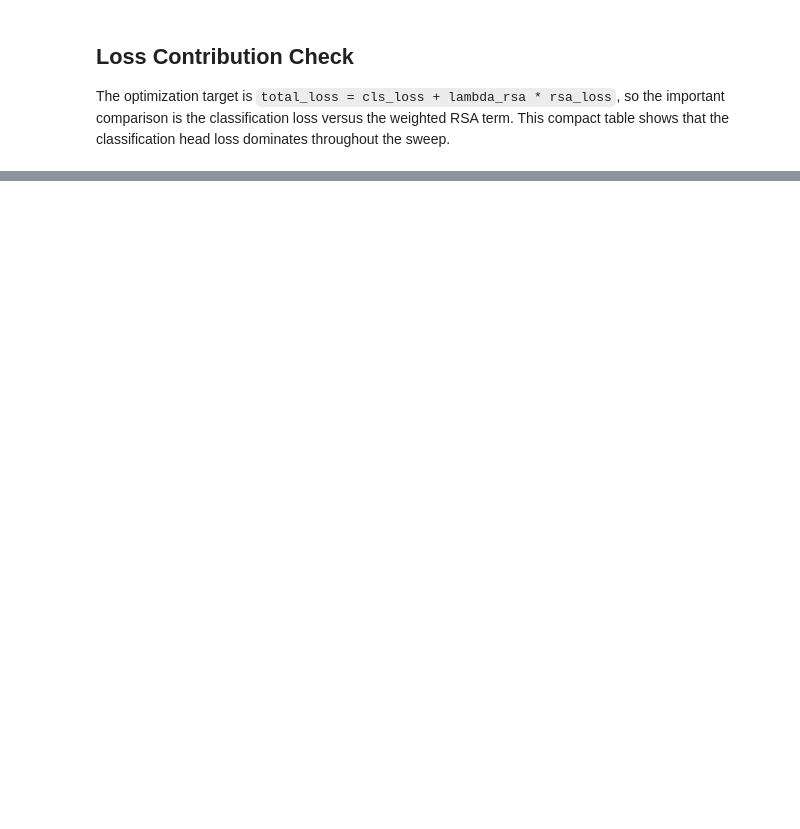
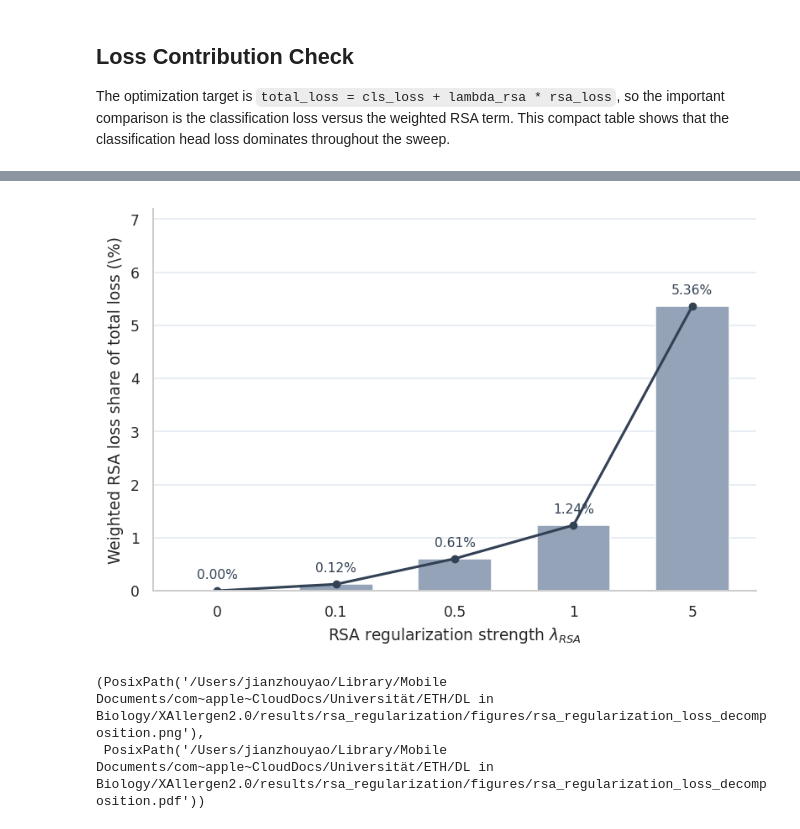
Before and after one commit to Jeffateth/XAllergen2.0, a Jupyter notebook: notebooks/13_visualize_rsa_regularization.ipynb, the cells around one changed output, grey strips where cells are left out. Saved outputs shown, nothing was run; the diff lists cells and outputs as text; code cells hidden in the pictures; blank space fills up the shorter version.

```diff
--- a/notebooks/13_visualize_rsa_regularization.ipynb
+++ b/notebooks/13_visualize_rsa_regularization.ipynb
@@ -202,2 +232,29 @@ output_png, output_pdf
 (PosixPath('/Users/jianzhouyao/Library/Mobile Documents/com~apple~CloudDocs/Universität/ETH/DL in Biology/XAllergen2.0/results/rsa_regularization/figures/rsa_regularization_main_message.png'),
  PosixPath('/Users/jianzhouyao/Library/Mobile Documents/com~apple~CloudDocs/Universität/ETH/DL in Biology/XAllergen2.0/results/rsa_regularization/figures/rsa_regularization_main_message.pdf'))
+# %%
+fig, ax = plt.subplots(figsize=(5.6, 3.8), constrained_layout=True)
+
+ax.bar(test_loss_df["x"], test_loss_df["rsa_fraction_pct"], color="#94a3b8", width=0.62)
+ax.plot(test_loss_df["x"], test_loss_df["rsa_fraction_pct"], color="#334155", linewidth=1.6, marker="o", markersize=4)
+ax.set_xlabel(r"RSA regularization strength $\lambda_{RSA}$")
+ax.set_ylabel(r"Weighted RSA loss share of total loss (\%)")
+ax.set_xticks(test_loss_df["x"], test_loss_df["lambda_rsa"].map(lambda value: f"{value:g}"))
+ax.grid(True, axis="y", color="#e2e8f0", linewidth=0.8)
+ax.grid(False, axis="x")
+ax.spines["top"].set_visible(False)
+ax.spines["right"].set_visible(False)
+for x_value, pct_value in zip(test_loss_df["x"], test_loss_df["rsa_fraction_pct"]):
+    ax.text(x_value, pct_value + 0.18, f"{pct_value:.2f}%", ha="center", va="bottom", fontsize=8, color="#334155")
+ax.set_ylim(0, max(7.2, float(test_loss_df["rsa_fraction_pct"].max()) + 0.9))
+
+loss_png = figures_dir / "rsa_regularization_loss_decomposition.png"
+loss_pdf = figures_dir / "rsa_regularization_loss_decomposition.pdf"
+fig.savefig(loss_png, bbox_inches="tight")
+fig.savefig(loss_pdf, bbox_inches="tight")
+plt.show()
+
+loss_png, loss_pdf
+# %% [output]
+[figure, added]
+(PosixPath('/Users/jianzhouyao/Library/Mobile Documents/com~apple~CloudDocs/Universität/ETH/DL in Biology/XAllergen2.0/results/rsa_regularization/figures/rsa_regularization_loss_decomposition.png'),
+ PosixPath('/Users/jianzhouyao/Library/Mobile Documents/com~apple~CloudDocs/Universität/ETH/DL in Biology/XAllergen2.0/results/rsa_regularization/figures/rsa_regularization_loss_decomposition.pdf'))
```
Also changed, not shown: parts of 4 cells of this notebook, 4 other files.
